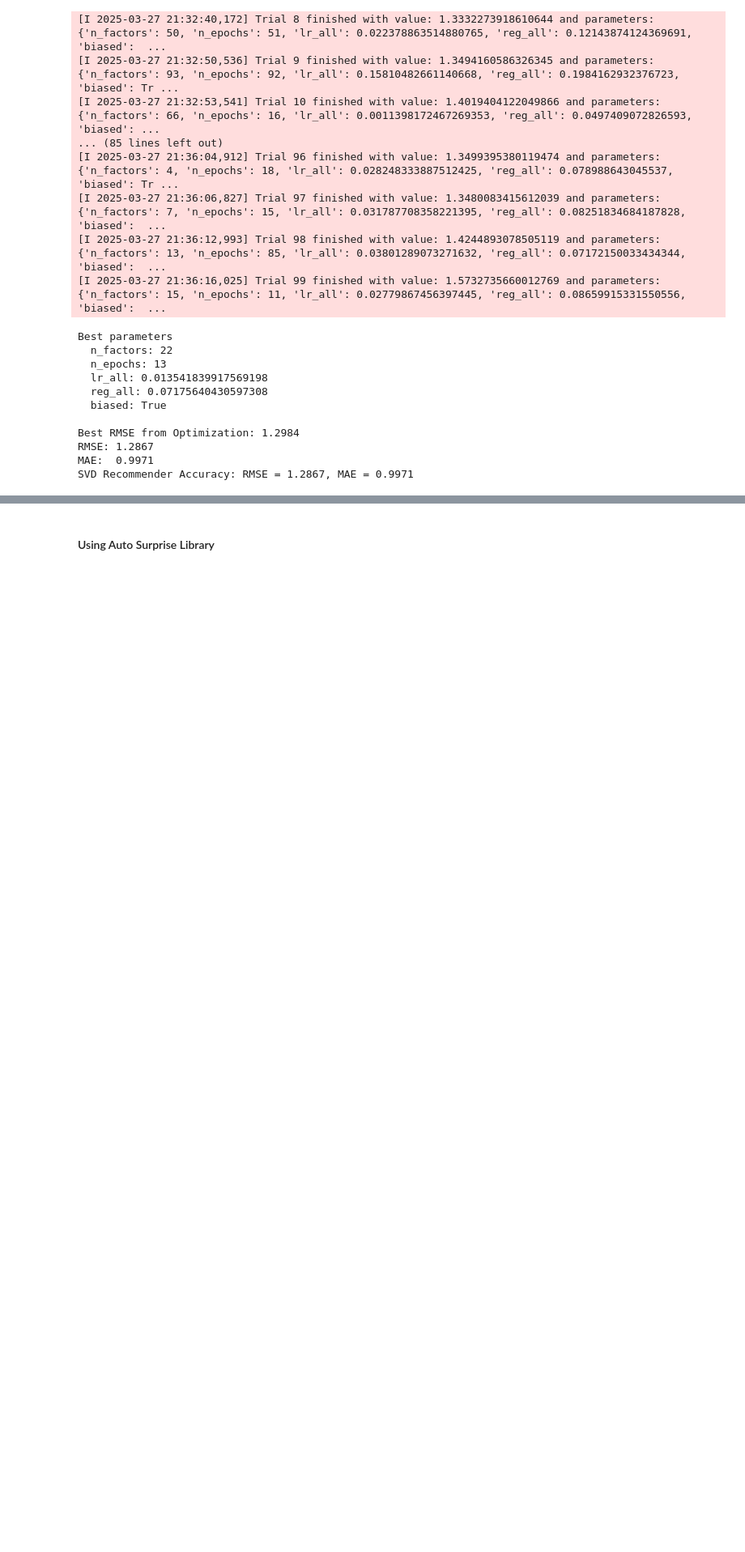
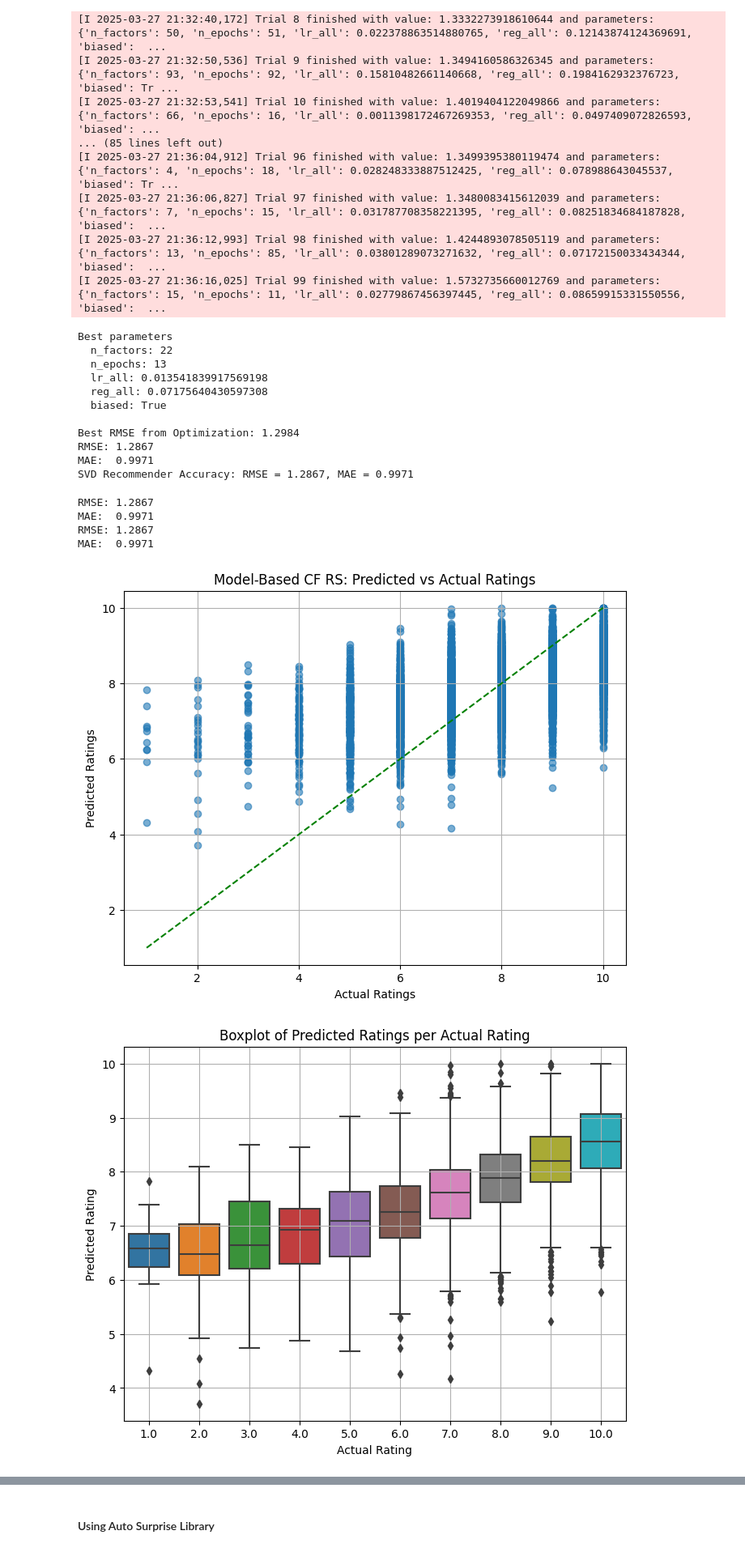
Before and after one commit to Jorgeherrero10/RecEngine, a Jupyter notebook: RecSys_Final_Project.ipynb, the cells around one changed output, grey strips where cells are left out. Shown at 81% size. Drawn from its saved outputs; the diff is of its cells as text; code cells hidden in the pictures; blank space fills up the shorter version.

```diff
--- a/RecSys_Final_Project.ipynb
+++ b/RecSys_Final_Project.ipynb
@@ -479,0 +627,60 @@ final_model_svd = SVD(
+# %%
+#BEST CF model-based recommender
+
+final_model_svd = SVD(
+    n_factors=22,
+    n_epochs=13,
+    lr_all=0.013541839917569198,
+    reg_all=0.07175640430597308,
+    biased=True,
+    random_state=my_seed  # Ensure reproducibility
+)
+
+# Fit model and assess accuracy (plots)
+
+final_model_svd.fit(trainset)
+
+# Evaluate performance on the test set
+predictions_svd = final_model_svd.test(testset)
+rmse = accuracy.rmse(predictions_svd)
+mae = accuracy.mae(predictions_svd)
+
+
+accuracy.rmse(predictions_svd, verbose=True);
+accuracy.mae(predictions_svd, verbose=True);
+
+y_true = [pred.r_ui for pred in predictions_svd]
+y_pred = [pred.est for pred in predictions_svd]
+
+# Scatter plot to visualize Actual vs Predicted ratings:
+plt.figure(figsize=(8, 6))
+plt.scatter(y_true, y_pred, alpha=0.6)
+plt.plot([min(y_true), max(y_true)], [min(y_true), max(y_true)], color='green', linestyle='--')  # Identity line
+plt.xlabel("Actual Ratings")
+plt.ylabel("Predicted Ratings")
+plt.title("Model-Based CF RS: Predicted vs Actual Ratings")
+plt.grid(True)
+plt.show()
+
+
+# Plot boxplots
+df = pd.DataFrame({
+    'Actual Rating': y_true,
+    'Predicted Rating': y_pred
+})
+
+# Create the boxplot
+plt.figure(figsize=(8, 6))
+sns.boxplot(data=df, x='Actual Rating', y='Predicted Rating')
+plt.title("Boxplot of Predicted Ratings per Actual Rating")
+plt.xlabel("Actual Rating")
+plt.ylabel("Predicted Rating")
+plt.grid(True)
+plt.show()
+# %% [output]
+RMSE: 1.2867
+MAE:  0.9971
+RMSE: 1.2867
+MAE:  0.9971
+[figure, added]
+[figure, added]
```
Also changed, not shown: parts of 10 cells of this notebook.
